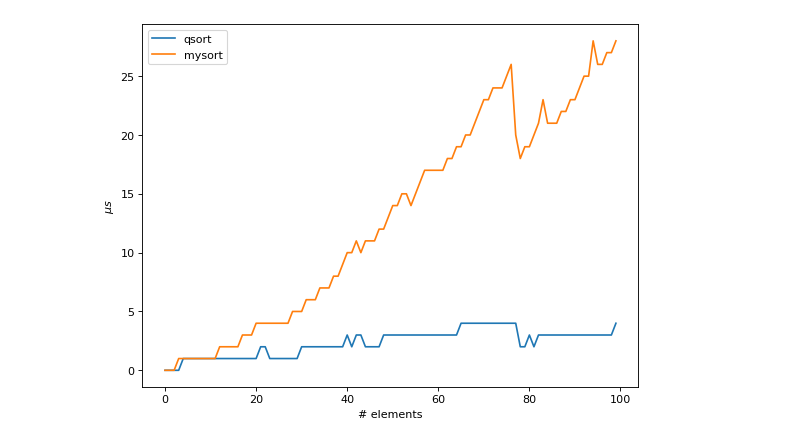
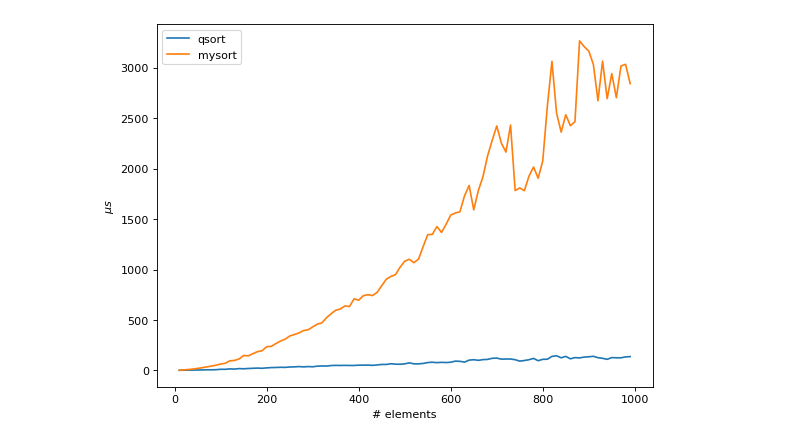
Before and after one commit to awarebayes/cprog, a Jupyter notebook: lab_07_01_02/EDA.ipynb, the cells around one changed output. Saved outputs shown, nothing was run; the diff lists cells and outputs as text; code cells hidden in the pictures.

```diff
--- a/lab_07_01_02/EDA.ipynb
+++ b/lab_07_01_02/EDA.ipynb
@@ -42,4 +50,4 @@ plot_profile(df)
 # %%
-plot_profile(profile(list(range(100))), log_x=False, log_y=False)
+plot_profile(profile(list(range(10, 1000, 10))), log_x=False, log_y=False)
 # %% [output]
-[figure, old version]
+[figure, new version]
```
Also changed, not shown: parts of 6 cells of this notebook, 9 other files.
